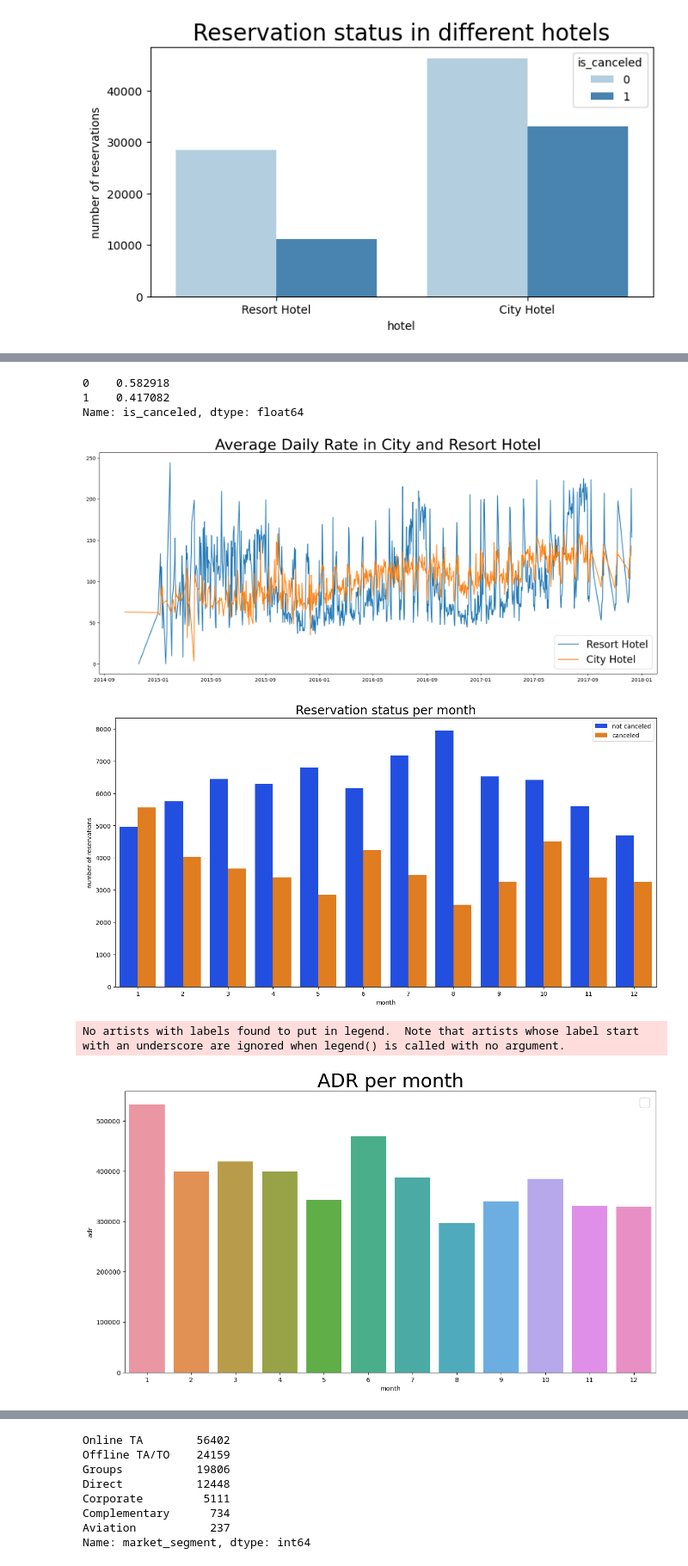
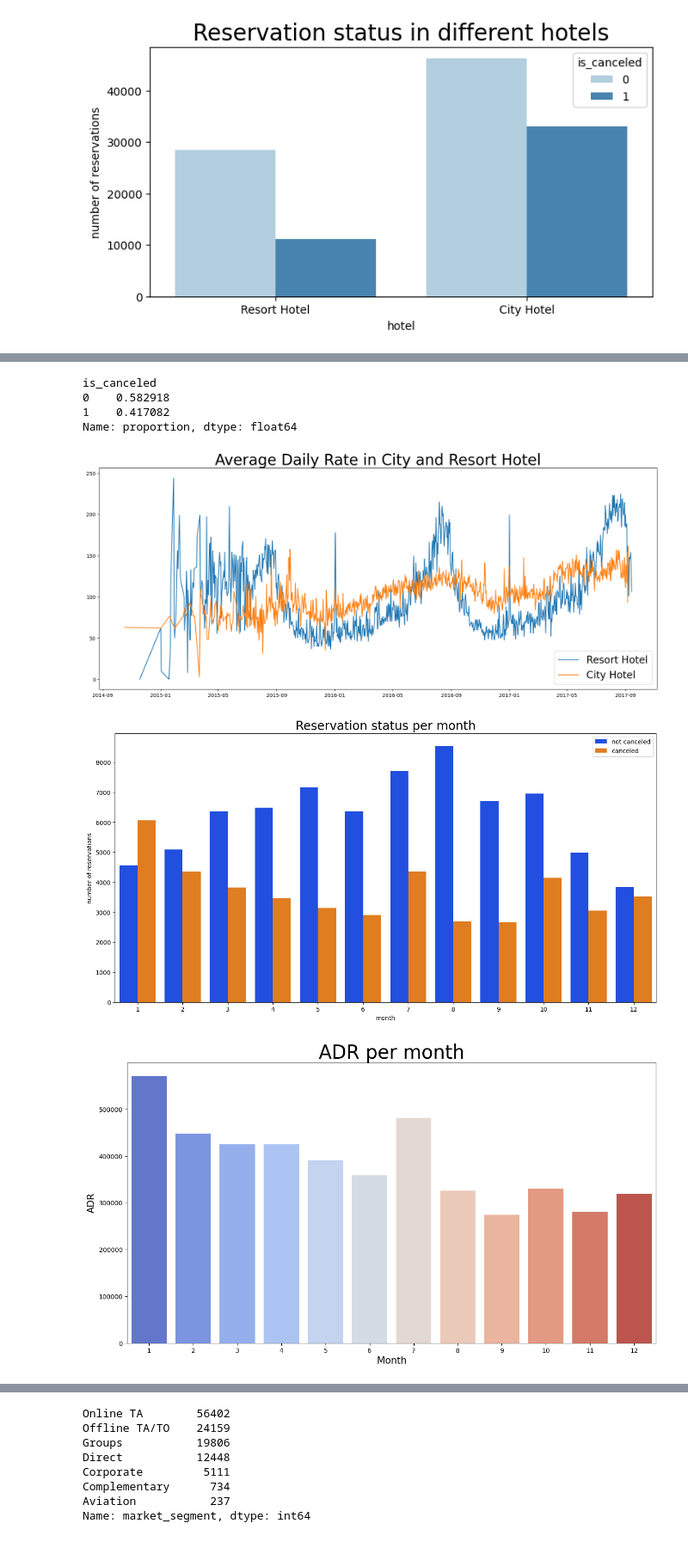
Before and after one commit to Mulkesh-sharma/Data_analyst, a Jupyter notebook: Project/Hotel_booking_analysis/Data Analysis on Hotel Booking.ipynb, the cells around one changed output, grey strips where cells are left out. Shown at 86% size. Drawn from its saved outputs; the diff is of its cells as text; code cells hidden in the pictures.

```diff
--- a/Project/Hotel_booking_analysis/Data Analysis on Hotel Booking.ipynb
+++ b/Project/Hotel_booking_analysis/Data Analysis on Hotel Booking.ipynb
@@ -11,7 +11,7 @@ warnings.filterwarnings('ignore')
 # %% [markdown]
 # Loading the Dataset
 # %%
-df = pd.read_csv("C:\Python\Project\Hotel_booking_analysis\hotel_bookings 2.csv")
+df = pd.read_csv(r"C:\Python\Data_analyst\Project\Hotel_booking_analysis\hotel_bookings 2.csv")
 # %% [markdown]
 # Exploratory Data Analysis and Data Cleaning
 # %%
@@ -73,8 +73,8 @@ Data columns (total 32 columns):
  31  reservation_status_date         119390 non-null  object
 dtypes: float64(4), int64(16), object(12)
 memory usage: 29.1+ MB
-# %%
-df['reservation_status_date'] = pd.to_datetime(df['reservation_status_date'])
+# %%
+df['reservation_status_date'] = pd.to_datetime(df['reservation_status_date'], dayfirst=True)
 # %%
 df.info()
 # %% [output]
@@ -219,9 +221,10 @@ Name: is_canceled, dtype: float64
 city_hotel = df[df['hotel'] == 'City Hotel']
 city_hotel['is_canceled'].value_counts(normalize = True)
 # %% [output]
+is_canceled
 0    0.582918
 1    0.417082
-Name: is_canceled, dtype: float64
+Name: proportion, dtype: float64
 # %%
 resort_hotel = resort_hotel.groupby('reservation_status_date')[['adr']].mean()
 city_hotel = city_hotel.groupby('reservation_status_date')[['adr']].mean()
@@ -233,7 +236,7 @@ plt.plot(city_hotel.index,city_hotel['adr'], label = 'City Hotel')
 plt.legend(fontsize = 20)
 plt.show()
 # %% [output]
-[figure, old version]
+[figure, new version]
 # %%
 df['month'] =df['reservation_status_date'].dt.month
 plt.figure(figsize = (16,8))
@@ -245,16 +248,21 @@ plt.ylabel('number of reservations')
 plt.legend(['not canceled','canceled'])
 plt.show()
 # %% [output]
-[figure, old version]
+[figure, new version]
 # %%
-plt.figure(figsize = (15,8))
-plt.title('ADR per month', fontsize = 30)
-sns.barplot('month','adr', data = df[df['is_canceled'] == 1].groupby('month')[['adr']].sum().reset_index())
-plt.legend(fontsize = 20)
+plt.figure(figsize=(15, 8))
+plt.title('ADR per month', fontsize=30)
+sns.barplot(
+    x='month',
+    y='adr',
+    data=df[df['is_canceled'] == 1].groupby('month')[['adr']].sum().reset_index(),
+    palette='coolwarm'
+)
+plt.xlabel('Month', fontsize=15)
+plt.ylabel('ADR', fontsize=15)
 plt.show()
 # %% [output]
-No artists with labels found to put in legend.  Note that artists whose label start with an underscore are ignored when legend() is called with no argument.
-[figure, old version]
+[figure, new version]
 # %%
 cancelled_data = df[df['is_canceled'] == 1]
 top_10_country = cancelled_data['country'].value_counts()[:10]
```
Also changed, not shown: parts of 4 cells of this notebook, 1 other file.
